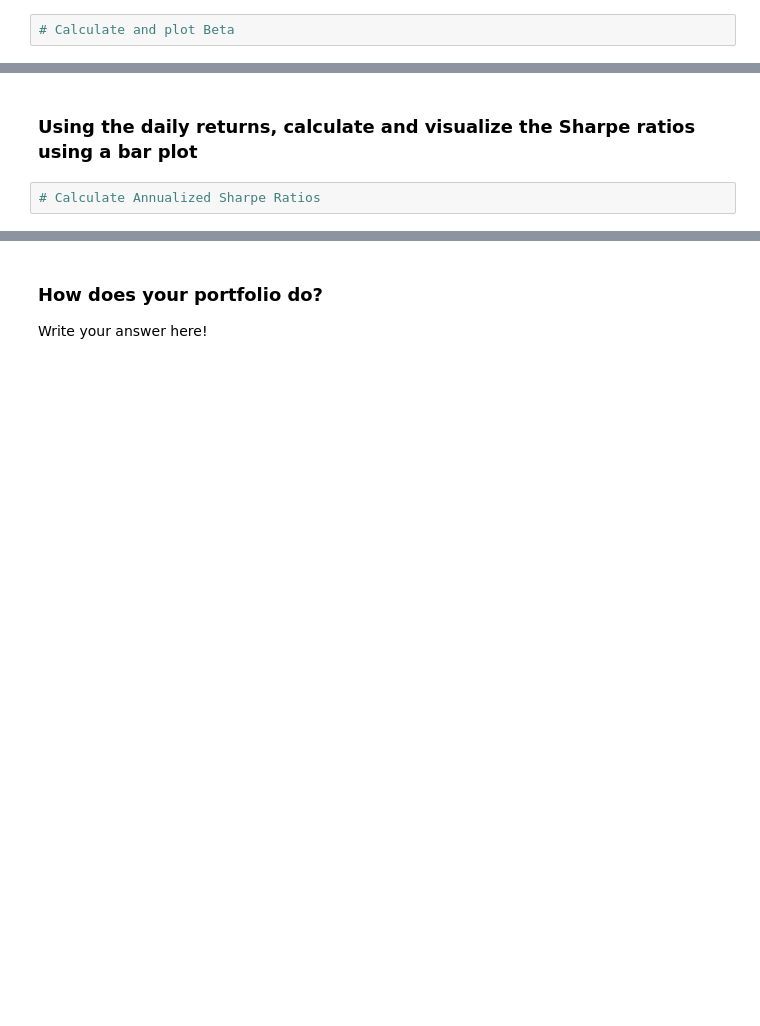
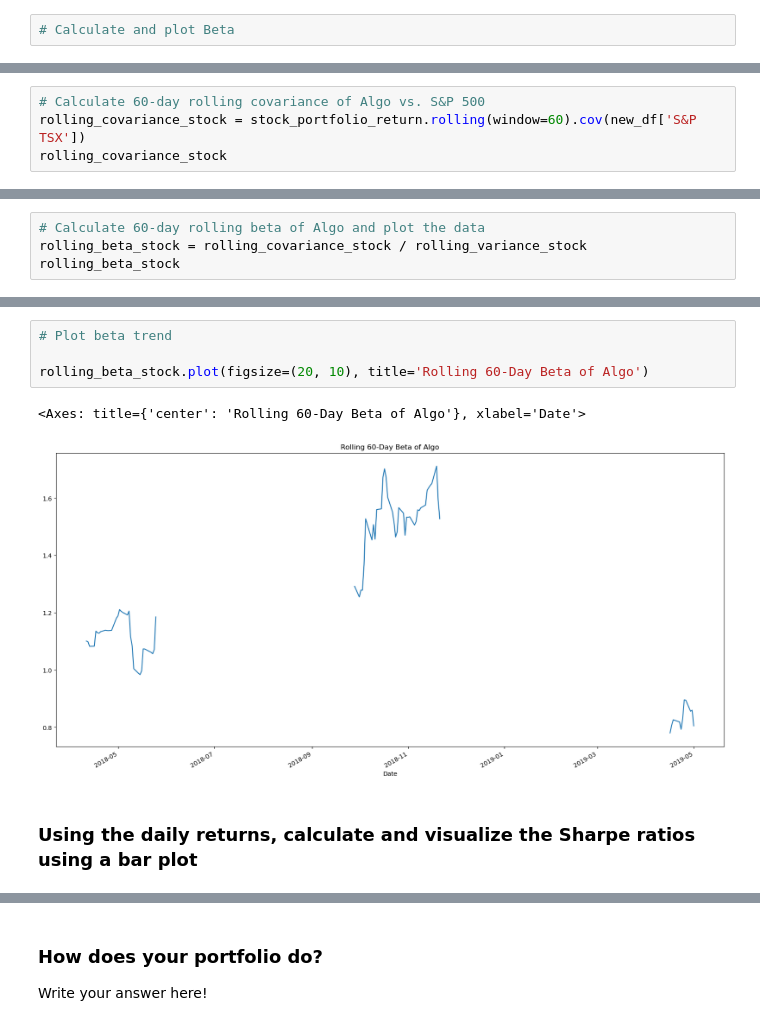
Before and after one commit to sophiepearldgn/Module-4, a Jupyter notebook: whale_analysis.ipynb, the cells around one changed output, grey strips where cells are left out. Saved outputs shown, nothing was run; the diff lists cells and outputs as text; blank space fills up the shorter version.

```diff
--- a/whale_analysis.ipynb
+++ b/whale_analysis.ipynb
@@ -1047,0 +1084,4 @@ whale_portfolio_returns.rolling(window=21).std().plot(figsize=(20,10), title="Wh
+# %%
+# Calculate 60-day rolling covariance of Algo vs. S&P 500
+rolling_covariance_stock = stock_portfolio_return.rolling(window=60).cov(new_df['S&P TSX'])
+rolling_covariance_stock
@@ -1047,0 +1102,4 @@ whale_portfolio_returns.rolling(window=21).std().plot(figsize=(20,10), title="Wh
+# %%
+# Calculate 60-day rolling beta of Algo and plot the data
+rolling_beta_stock = rolling_covariance_stock / rolling_variance_stock
+rolling_beta_stock
@@ -1048,4 +1120,9 @@ whale_portfolio_returns.rolling(window=21).std().plot(figsize=(20,10), title="Wh
+# %%
+# Plot beta trend
+
+rolling_beta_stock.plot(figsize=(20, 10), title='Rolling 60-Day Beta of Algo')
+# %% [output]
+<Axes: title={'center': 'Rolling 60-Day Beta of Algo'}, xlabel='Date'>
+[figure, added]
 # %% [markdown]
 ### Using the daily returns, calculate and visualize the Sharpe ratios using a bar plot
-# %%
-# Calculate Annualized Sharpe Ratios
```
Also changed, not shown: parts of 12 cells of this notebook.
